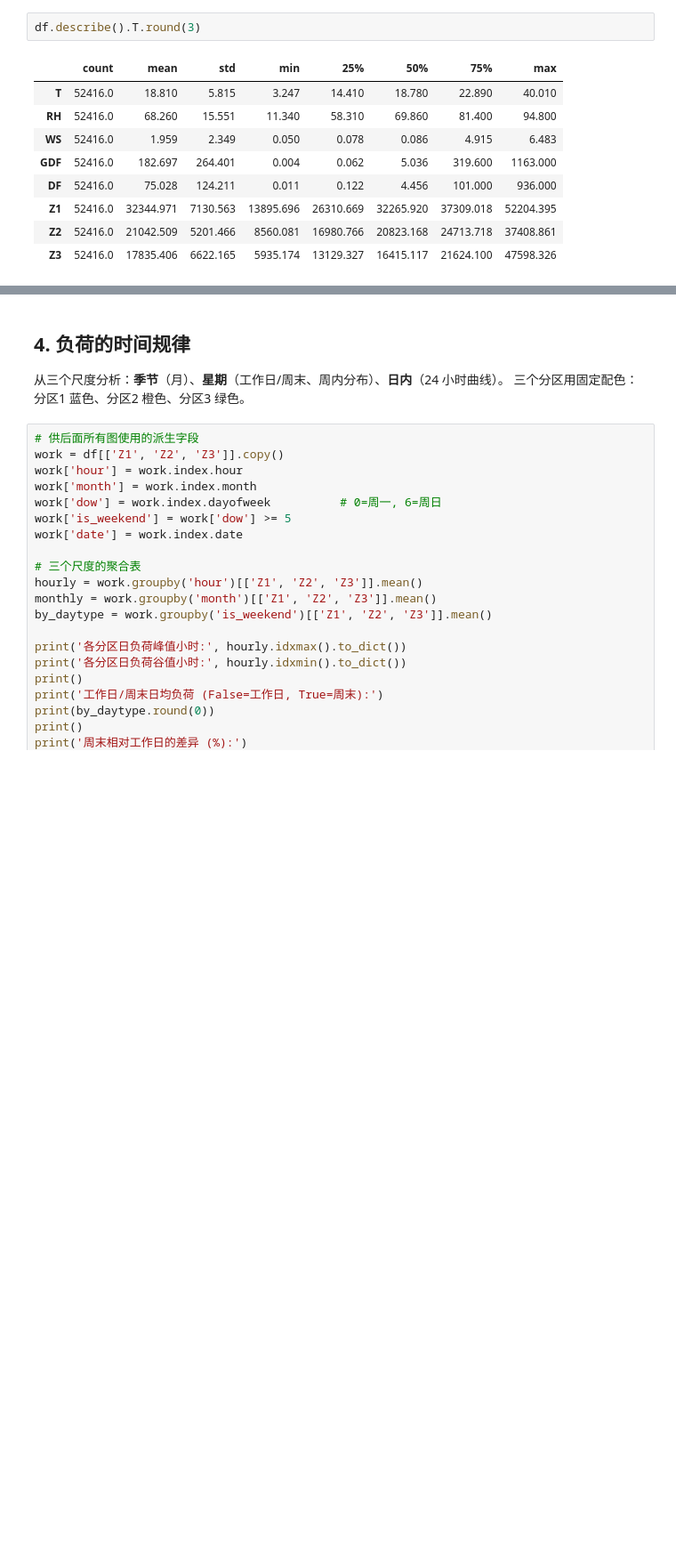
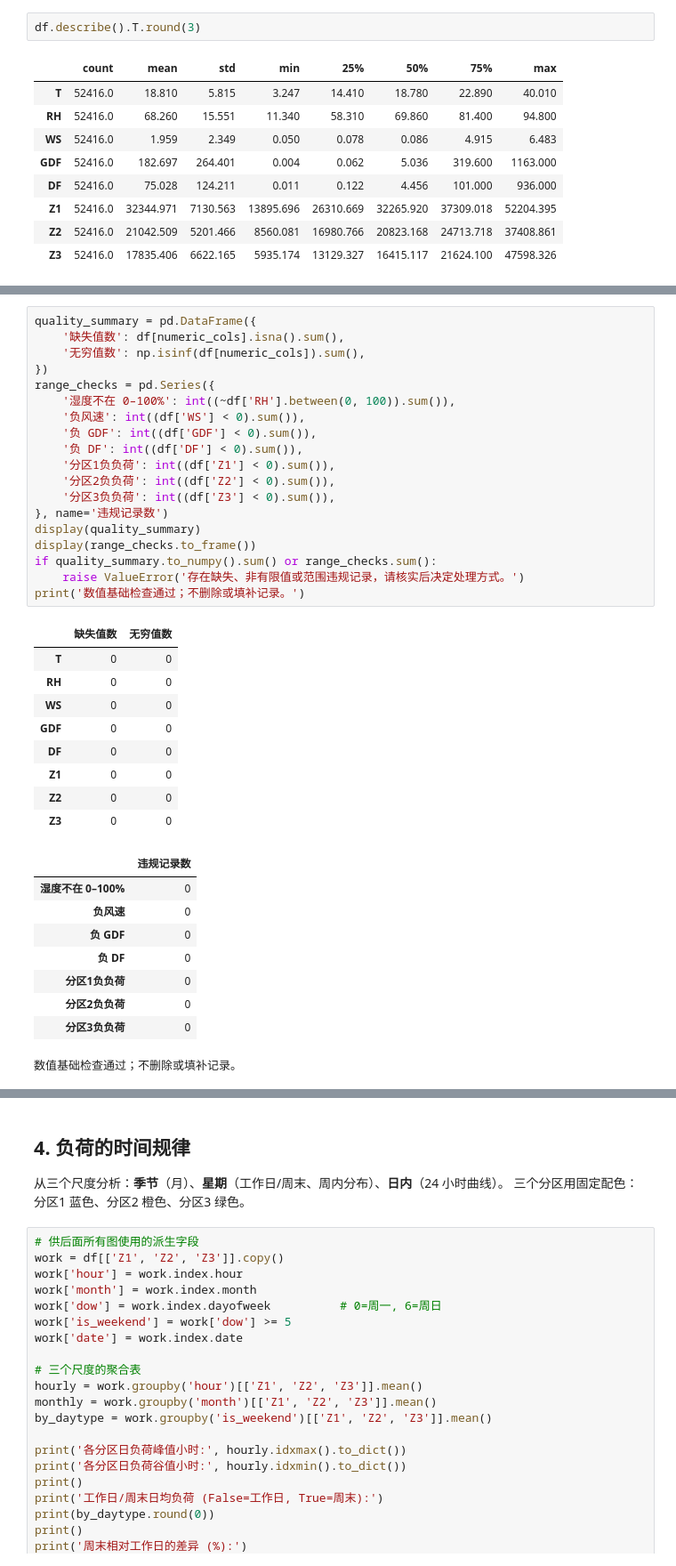
Before and after one commit to zstsyj/City_load, a Jupyter notebook: 01_eda.ipynb, the cells around one changed output, grey strips where cells are left out. Shown at 89% size. Cells and saved outputs as stored; diff of their text form; blank space fills up the shorter version.

```diff
--- a/01_eda.ipynb
+++ b/01_eda.ipynb
@@ -99,0 +163,38 @@ df.describe().T.round(3)
+# %%
+quality_summary = pd.DataFrame({
+    '缺失值数': df[numeric_cols].isna().sum(),
+    '无穷值数': np.isinf(df[numeric_cols]).sum(),
+})
+range_checks = pd.Series({
+    '湿度不在 0–100%': int((~df['RH'].between(0, 100)).sum()),
+    '负风速': int((df['WS'] < 0).sum()),
+    '负 GDF': int((df['GDF'] < 0).sum()),
+    '负 DF': int((df['DF'] < 0).sum()),
+    '分区1负负荷': int((df['Z1'] < 0).sum()),
+    '分区2负负荷': int((df['Z2'] < 0).sum()),
+    '分区3负负荷': int((df['Z3'] < 0).sum()),
+}, name='违规记录数')
+display(quality_summary)
+display(range_checks.to_frame())
+if quality_summary.to_numpy().sum() or range_checks.sum():
+    raise ValueError('存在缺失、非有限值或范围违规记录，请核实后决定处理方式。')
+print('数值基础检查通过；不删除或填补记录。')
+# %% [output]
+|  | 缺失值数 | 无穷值数 |
+| T | 0 | 0 |
+| RH | 0 | 0 |
+| WS | 0 | 0 |
+| GDF | 0 | 0 |
+| DF | 0 | 0 |
+| Z1 | 0 | 0 |
+| Z2 | 0 | 0 |
+| Z3 | 0 | 0 |
+|  | 违规记录数 |
+| 湿度不在 0–100% | 0 |
+| 负风速 | 0 |
+| 负 GDF | 0 |
+| 负 DF | 0 |
+| 分区1负负荷 | 0 |
+| 分区2负负荷 | 0 |
+| 分区3负负荷 | 0 |
+数值基础检查通过；不删除或填补记录。
```
Also changed, not shown: parts of 21 cells of this notebook, 3 other files.
